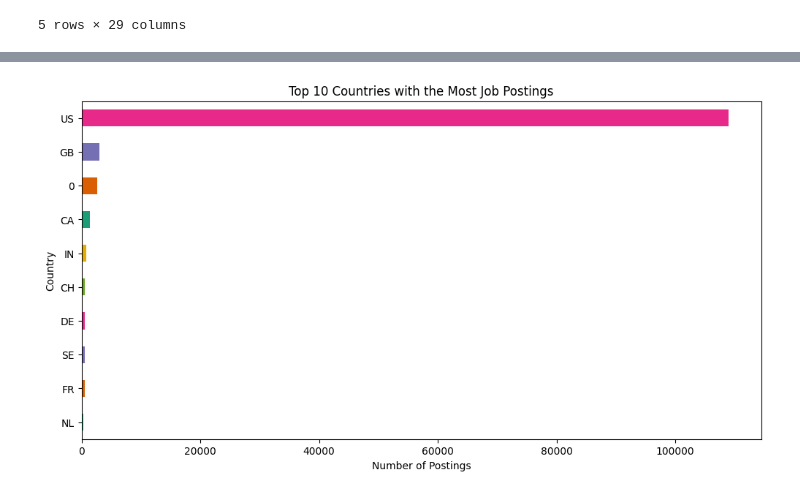
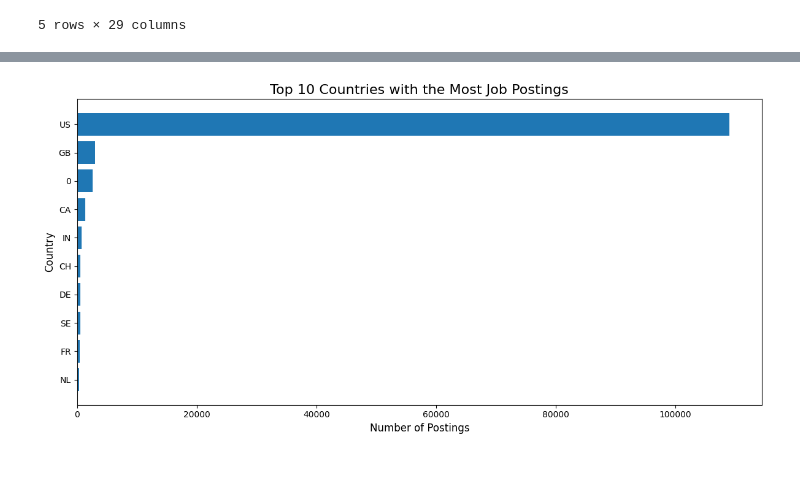
Before and after one commit to atharva-h-m/LinkedIn-Job-Postings, a Jupyter notebook: notebooks/03-EDA.ipynb, the cells around one changed output, grey strips where cells are left out. Drawn from its saved outputs; the diff is of its cells as text; code cells hidden in the pictures; blank space fills up the shorter version.

```diff
--- a/notebooks/03-EDA.ipynb
+++ b/notebooks/03-EDA.ipynb
@@ -231,16 +306,21 @@ fig.show("vscode")
 # %%
 # Get the top 10 countries with the most job postings
 top_countries = df_job_postings['country'].value_counts().head(10).sort_values(ascending=True)
 
-# Plotting the bar chart horizontally with the Dark2 color palette
-top_countries.plot(kind='barh', color=sns.palettes.mpl_palette('Dark2'), figsize=(12, 6))
+# Plotting the bar chart horizontally
+plt.figure(figsize=(12, 6))
+plt.barh(
+    top_countries.index,
+    top_countries.values
+)
 
 # Adding title and labels
-plt.title('Top 10 Countries with the Most Job Postings')
-plt.xlabel('Number of Postings')
-plt.ylabel('Country')
+plt.title('Top 10 Countries with the Most Job Postings', fontsize=16)
+plt.xlabel('Number of Postings', fontsize=12)
+plt.ylabel('Country', fontsize=12)
 
 # Show the plot
-plt.show("vscode")
+plt.tight_layout()
+plt.show()
 # %% [output]
-[figure, old version]
+[figure, new version]
```
Also changed, not shown: parts of 7 cells of this notebook, 2 other files.
